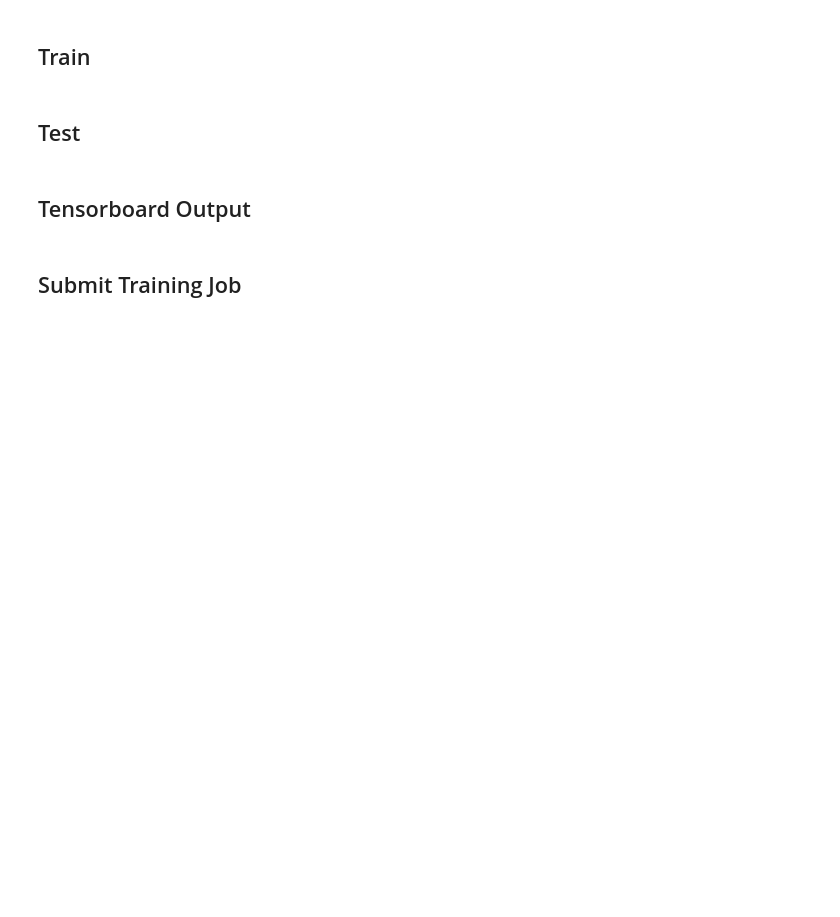
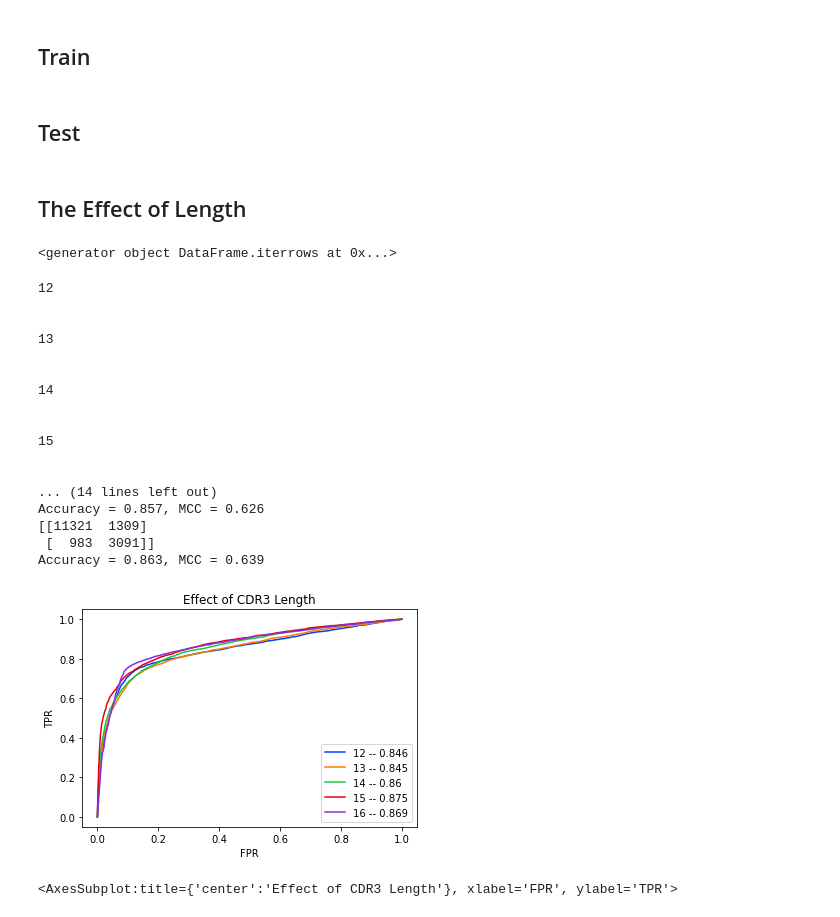
Before and after one commit to gv20-therapeutics/antibody-in-pytorch, a Jupyter notebook: AIPT/Models/Beshnova2020/Replicate_Beshnova2020.ipynb, the cells around one changed output. Cells and saved outputs as stored; diff of their text form; code cells hidden in the pictures; blank space fills up the shorter version.

```diff
--- a/AIPT/Models/Beshnova2020/Replicate_Beshnova2020.ipynb
+++ b/AIPT/Models/Beshnova2020/Replicate_Beshnova2020.ipynb
@@ -35,3 +49,6 @@ aipt_dir = '/home/ec2-user/SageMaker/antibody-in-pytorch/AIPT' # replace with yo
+# %%
+SEQ_LENGTH = 12
+toy = False
 # %% [markdown]
 ## Data Processing
 # %%
@@ -85,2 +124,14 @@ data
+# %%
+from sklearn.model_selection import train_test_split
+
+
+def df_len_fn(row):
+    try:
+        return len(row['CDR3_aa'])
+    except:
+        return -1
+
+toy = False
+toy_rows = 20
 # %%
 from AIPT.Benchmarks.OAS_dataset import OAS_data_loader
@@ -227,5 +374,3 @@ plot_roc_curves(
     title="Memory vs. Naive B-cell Classification (Test)",
     save_path=figure_path
 )
-# %% [markdown]
-## Tensorboard Output
@@ -238,2 +377,60 @@ plot_roc_curves(
-# %% [markdown]
-## Submit Training Job
+# %% [markdown]
+## The Effect of Length
+# %%
+index_df.iterrows()
+# %% [output]
+<generator object DataFrame.iterrows at 0x...>
+# %%
+import os
+aipt_reload(AIPT.Utils.plotting)
+from AIPT.Utils.plotting import roc_from_models
+
+models = {}
+test_loaders = {}
+length_dir = os.path.join(model_dir_abs, "results", "length")
+# def length_effect_roc(length_range, embedding_type, model_getter, para_dict, random_seed=0)
+for length in range(12, 17):
+    print(length)
+    para_dict = para_dict.copy()
+    para_dict["seq_len"] = length
+    data = load_data(index_df, seq_len=length)
+    np.random.seed(0)
+    torch.manual_seed(0)
+    _, test_loader = get_train_test_loaders(data)
+    test_loaders[str(length)] = test_loader
+    embedding_type = "general"
+    model_getter = get_general_model
+    model_weights_path = os.path.join(
+        length_dir, str(length), f"{embedding_type}_100", "model", "best"
+    )
+    model = model_getter(para_dict)
+    model.net_init()
+    model.load_state_dict(torch.load(model_weights_path))
+    models[str(length)] = model
+    print('\n')
+
+save_path = os.path.join(length_dir, f"{embedding_type}.png")
+
+roc_from_models(
+    models, test_loaders, title=f"Effect of CDR3 Length", save_path=save_path
+)
+# %% [output]
+12
+
+
+13
+
+
+14
+
+
+15
+
+
+... (14 lines left out)
+Accuracy = 0.857, MCC = 0.626
+[[11321  1309]
+ [  983  3091]]
+Accuracy = 0.863, MCC = 0.639
+[figure, added]
+<AxesSubplot:title={'center':'Effect of CDR3 Length'}, xlabel='FPR', ylabel='TPR'>
```
Also changed, not shown: parts of 26 cells of this notebook, 13 other files.
